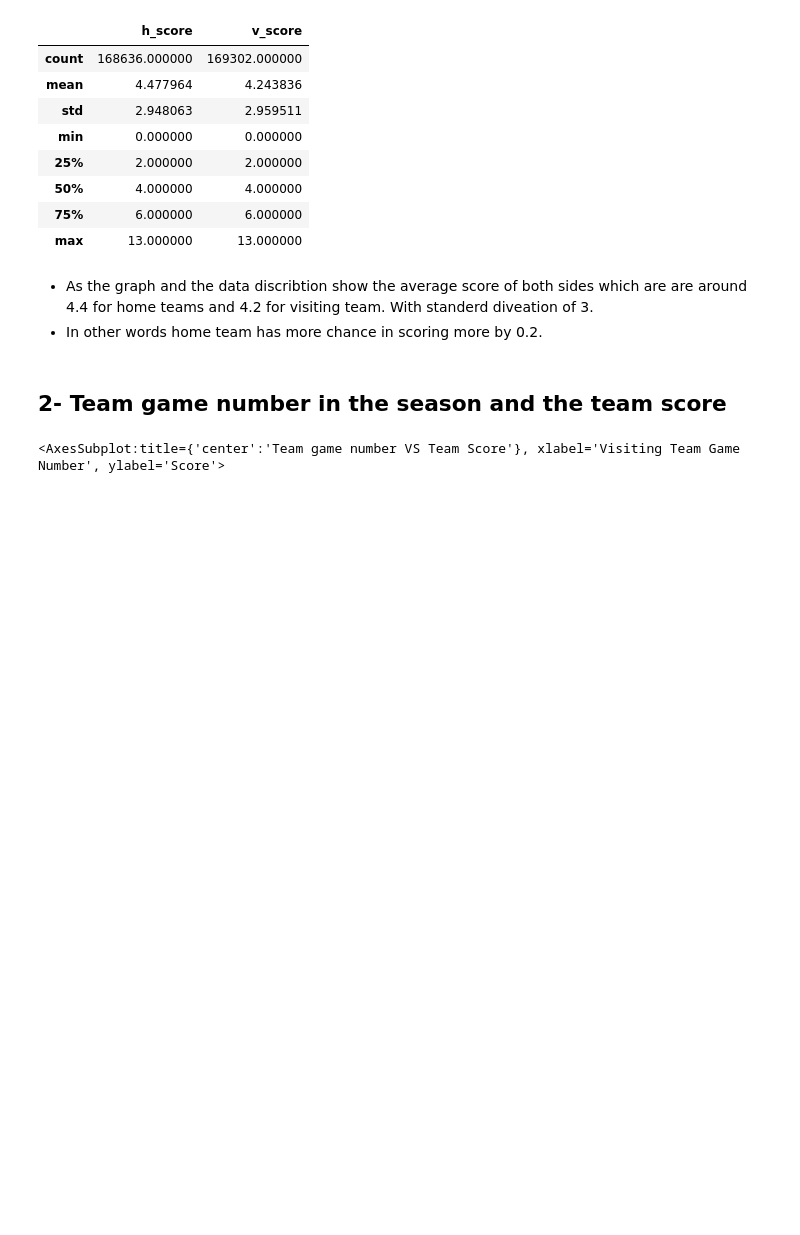
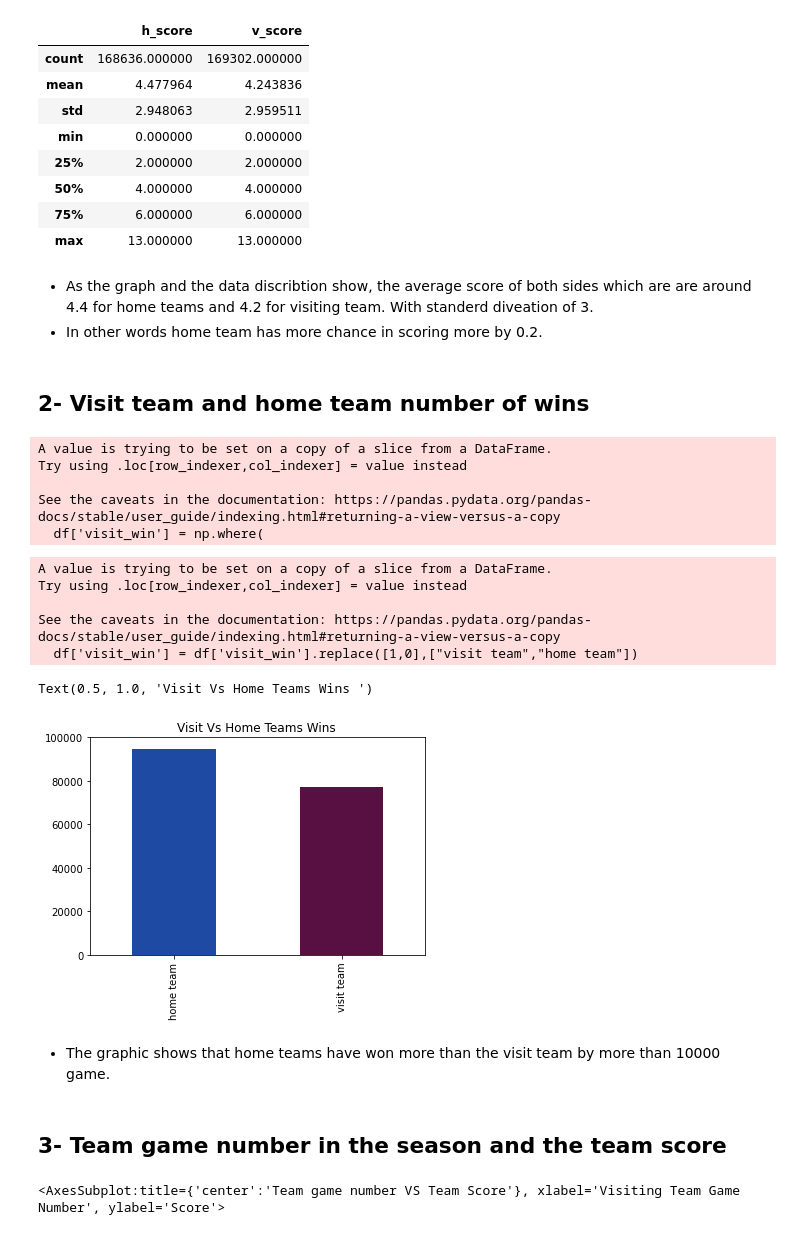
Before and after one commit to georgetown-analytics/MLB, a Jupyter notebook: EDA_2.ipynb, the cells around one changed output. Cells and saved outputs as stored; diff of their text form; code cells hidden in the pictures; blank space fills up the shorter version.

```diff
--- a/EDA_2.ipynb
+++ b/EDA_2.ipynb
@@ -118,10 +112,40 @@ score.describe()
 | 75% | 6.000000 | 6.000000 |
 | max | 13.000000 | 13.000000 |
 # %% [markdown]
-- As the graph  and the data discribtion show the average score of both sides which are are around 4.4 for home teams and 4.2 for visiting team. With standerd diveation of 3.
+- As the graph  and the data discribtion show, the average score of both sides which are are around 4.4 for home teams and 4.2 for visiting team. With standerd diveation of 3.
 - In other words home team has more chance in scoring more by 0.2.
+# %% [markdown]
+## 2- Visit team and home team number of wins
+# %%
+# calculate which column is greater than the other then if the visiting team win v=1, if the home team win h=0
+df['visit_win'] = np.where(
+    df['v_score'] > df['h_score'], 1, 0)
+# %% [output]
+A value is trying to be set on a copy of a slice from a DataFrame.
+Try using .loc[row_indexer,col_indexer] = value instead
+
+See the caveats in the documentation: https://pandas.pydata.org/pandas-docs/stable/user_guide/indexing.html#returning-a-view-versus-a-copy
+  df['visit_win'] = np.where(
+# %%
+df['visit_win'] = df['visit_win'].replace([1,0],["visit team","home team"])
+# %% [output]
+A value is trying to be set on a copy of a slice from a DataFrame.
+Try using .loc[row_indexer,col_indexer] = value instead
+
+See the caveats in the documentation: https://pandas.pydata.org/pandas-docs/stable/user_guide/indexing.html#returning-a-view-versus-a-copy
+  df['visit_win'] = df['visit_win'].replace([1,0],["visit team","home team"])
+# %%
+wins = df['visit_win'].value_counts()
+wins.plot(kind='bar',color=["#1E4AA4","#580f41"])
+plt.ylim(0,100000)
+plt.title('Visit Vs Home Teams Wins ')
+# %% [output]
+Text(0.5, 1.0, 'Visit Vs Home Teams Wins ')
+[figure, new version]
+# %% [markdown]
+- The graphic shows that home teams have won more than the visit team by more than 10000 game.
 # %% [markdown]
- ## 2- Team game number in the season and the team score
+ ## 3- Team game number in the season and the team score
 # %%
 #group the average h_team and v_team score by the team game number in the season
 gameNumberv = df.groupby('v_game_number')['v_score'].mean()
```
Also changed, not shown: parts of 17 cells of this notebook.
